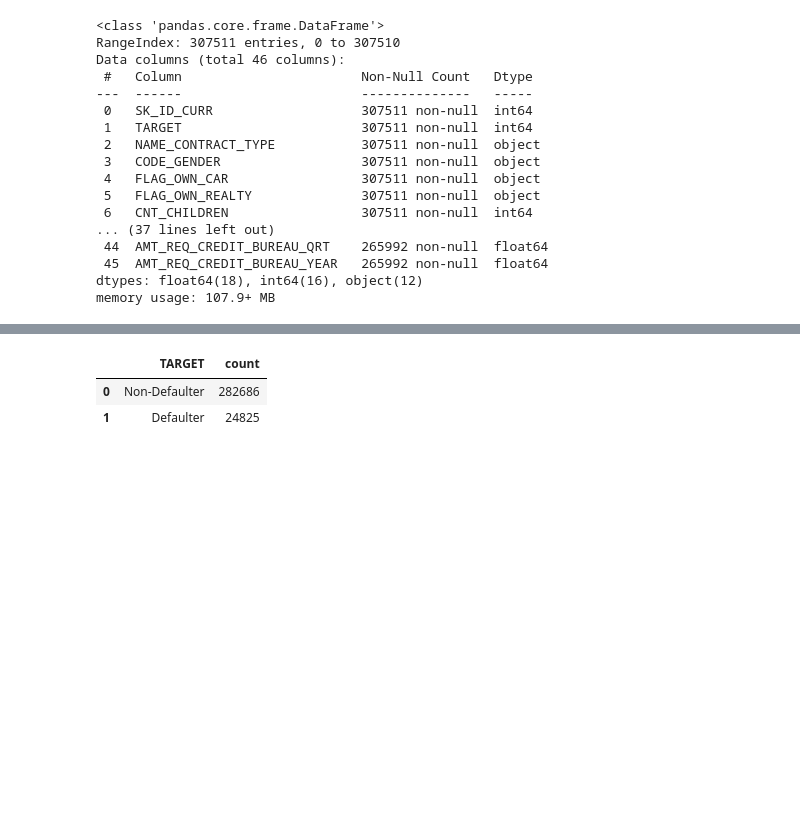
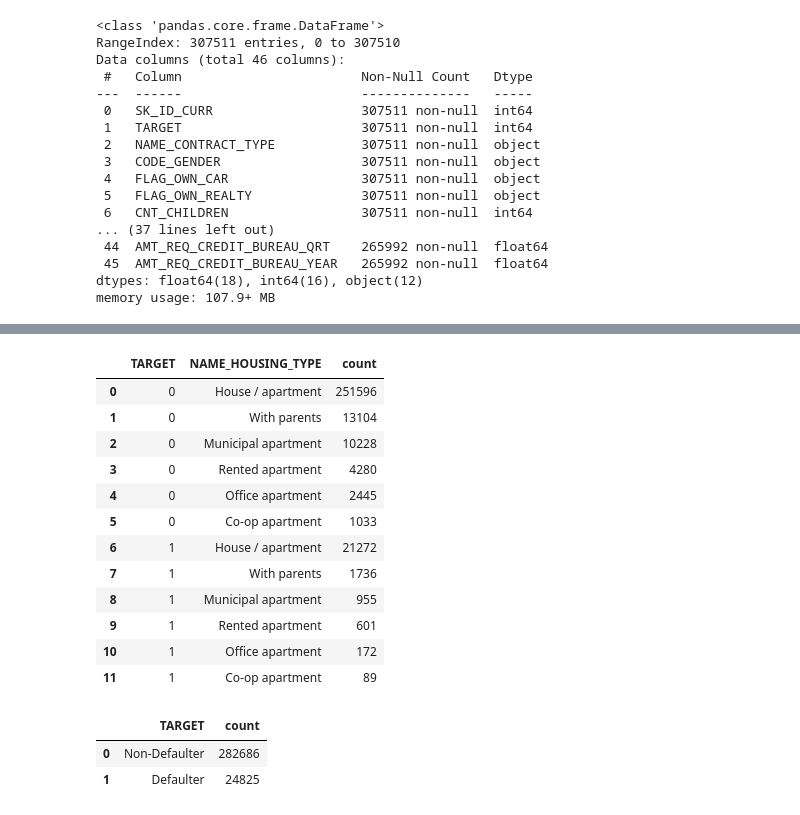
Before and after one commit to Abjaraco/loan_defaulter_project, a Jupyter notebook: loan_default_EDA.ipynb, the cells around one changed output, grey strips where cells are left out. Drawn from its saved outputs; the diff is of its cells as text; code cells hidden in the pictures; blank space fills up the shorter version.

```diff
--- a/loan_default_EDA.ipynb
+++ b/loan_default_EDA.ipynb
@@ -157,3 +183,20 @@ memory usage: 107.9+ MB
+# %%
+df_dropped[['TARGET',
+ 'NAME_HOUSING_TYPE']].groupby(['TARGET']).value_counts().reset_index()
+# %% [output]
+|  | TARGET | NAME_HOUSING_TYPE | count |
+| 0 | 0 | House / apartment | 251596 |
+| 1 | 0 | With parents | 13104 |
+| 2 | 0 | Municipal apartment | 10228 |
+| 3 | 0 | Rented apartment | 4280 |
+| 4 | 0 | Office apartment | 2445 |
+| 5 | 0 | Co-op apartment | 1033 |
+| 6 | 1 | House / apartment | 21272 |
+| 7 | 1 | With parents | 1736 |
+| 8 | 1 | Municipal apartment | 955 |
+| 9 | 1 | Rented apartment | 601 |
+| 10 | 1 | Office apartment | 172 |
+| 11 | 1 | Co-op apartment | 89 |
 # %%
 # determining the amount of clients with trouble making payments
 df_piechart = df_dropped['TARGET'].value_counts().reset_index()
```
Also changed, not shown: parts of 3 cells of this notebook, 1 other file.
